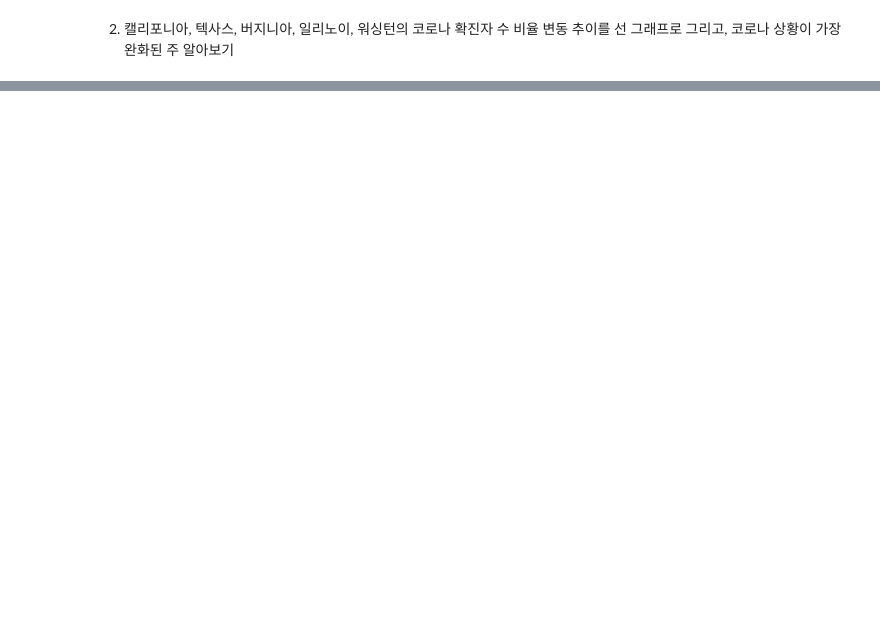
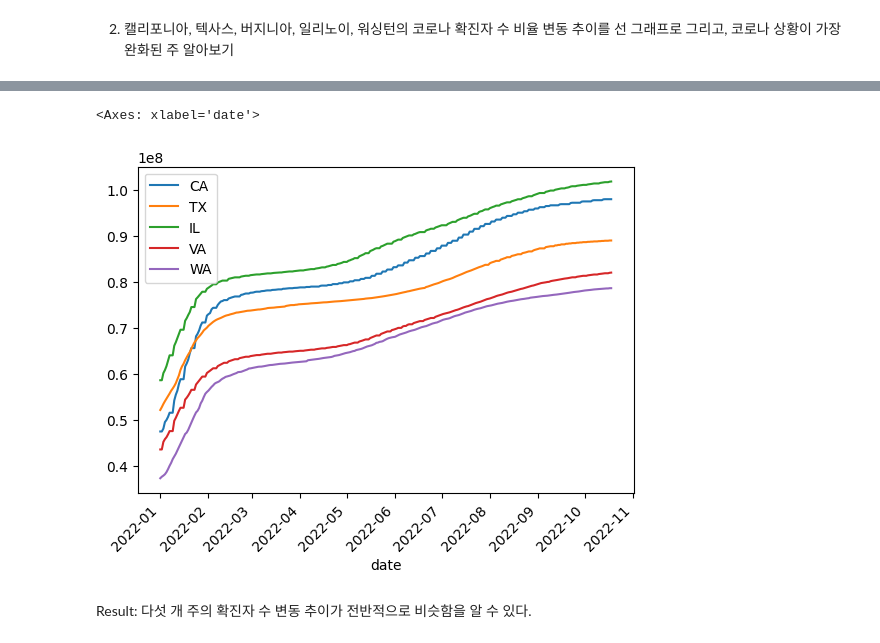
Before and after one commit to sojoyfulyouth/Pandas_DataAnalysis, a Jupyter notebook: COVID_Project2.ipynb, the cells around one changed output, grey strips where cells are left out. Drawn from its saved outputs; the diff is of its cells as text; code cells hidden in the pictures; blank space fills up the shorter version.

```diff
--- a/COVID_Project2.ipynb
+++ b/COVID_Project2.ipynb
@@ -637,0 +729,5 @@ final_hawaii_revised_df['2022-01-01':].plot.line(rot=45)
+# %%
+IL_total_df=sorted_states_df[sorted_states_df.state=='IL']
+IL_population=12_582_032
+IL_total_cases=IL_total_df['tot_cases']
+IL_total_cases
@@ -637,0 +748,5 @@ final_hawaii_revised_df['2022-01-01':].plot.line(rot=45)
+# %%
+WA_total_df=sorted_states_df[sorted_states_df.state=='WA']
+WA_population=7_864_400
+WA_total_cases=WA_total_df['tot_cases']
+WA_total_cases
@@ -637,0 +767,16 @@ final_hawaii_revised_df['2022-01-01':].plot.line(rot=45)
+# %%
+rate_CA = round((usa_population/CA_population), 2)
+rate_TX = round((usa_population/TX_population), 2)
+rate_IL = round((usa_population/IL_population), 2)
+rate_VA = round((usa_population/VA_population), 2)
+rate_WA = round((usa_population/WA_population), 2)
+
+final_states_revised_df=pd.DataFrame({
+    'CA':CA_total_cases*rate_CA,
+    'TX':TX_total_cases*rate_TX,
+    'IL':IL_total_cases*rate_IL,
+    'VA':VA_total_cases*rate_VA,
+    'WA':WA_total_cases*rate_WA,
+    },index=sorted_states_df.index
+)
+final_states_revised_df
@@ -637,0 +798,3 @@ final_hawaii_revised_df['2022-01-01':].plot.line(rot=45)
+# %%
+final_states_revised_df.dropna(axis=0, inplace=True)
+final_states_revised_df
@@ -637,0 +816,7 @@ final_hawaii_revised_df['2022-01-01':].plot.line(rot=45)
+# %%
+final_states_revised_df['2022-01-01':].plot(rot=45)
+# %% [output]
+<Axes: xlabel='date'>
+[figure, added]
+# %% [markdown]
+Result: 다섯 개 주의 확진자 수 변동 추이가 전반적으로 비슷함을 알 수 있다.
```
Also changed, not shown: parts of 10 cells of this notebook.
